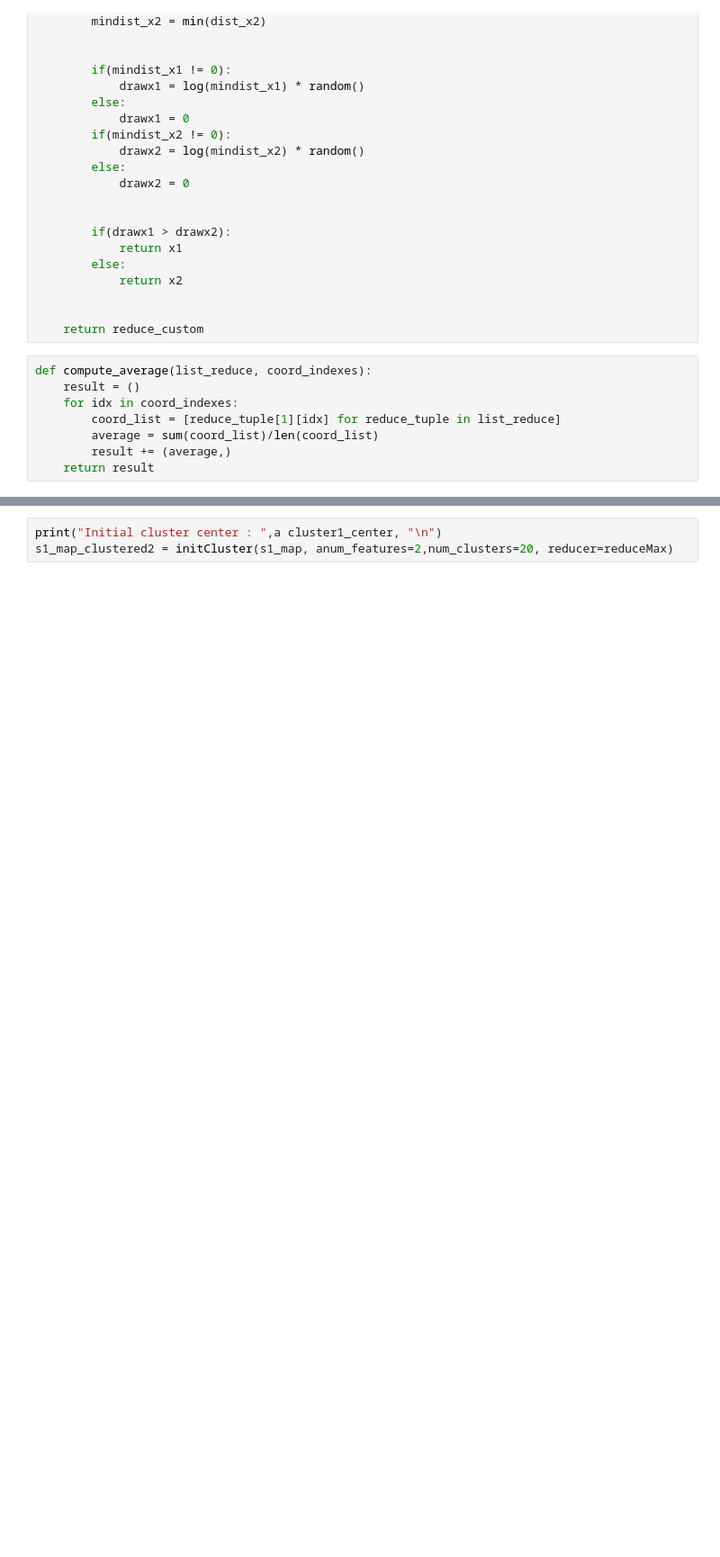
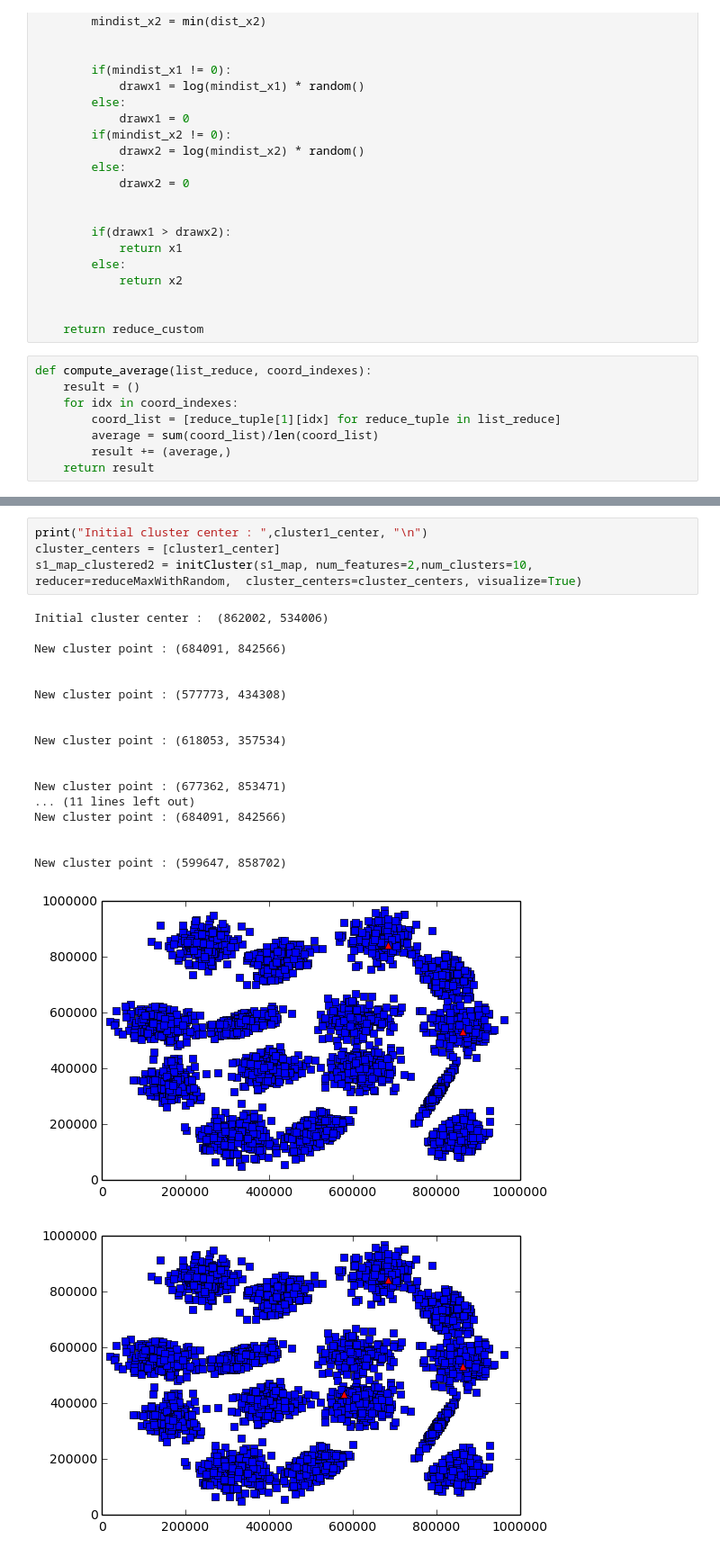
Before and after one commit to jauffretp/ELTDM, a Jupyter notebook: notebooks/Without buckets.ipynb, the cells around one changed output, grey strips where cells are left out. Shown at 90% size. Drawn from its saved outputs; the diff is of its cells as text; blank space fills up the shorter version.

```diff
--- a/notebooks/Without buckets.ipynb
+++ b/notebooks/Without buckets.ipynb
@@ -250,3 +279,24 @@ New cluster point : (854996, 81095)
 # %%
-print("Initial cluster center : ",a cluster1_center, "\n")
-s1_map_clustered2 = initCluster(s1_map, anum_features=2,num_clusters=20, reducer=reduceMax)
+print("Initial cluster center : ",cluster1_center, "\n")
+cluster_centers = [cluster1_center]
+s1_map_clustered2 = initCluster(s1_map, num_features=2,num_clusters=10, reducer=reduceMaxWithRandom,  cluster_centers=cluster_centers, visualize=True)
+# %% [output]
+Initial cluster center :  (862002, 534006)
+
+New cluster point : (684091, 842566)
+
+
+New cluster point : (577773, 434308)
+
+
+New cluster point : (618053, 357534)
+
+
+New cluster point : (677362, 853471)
+... (11 lines left out)
+New cluster point : (684091, 842566)
+
+
+New cluster point : (599647, 858702)
+[figure, added]
+[figure, added]
```
Also changed, not shown: parts of 13 cells of this notebook.
